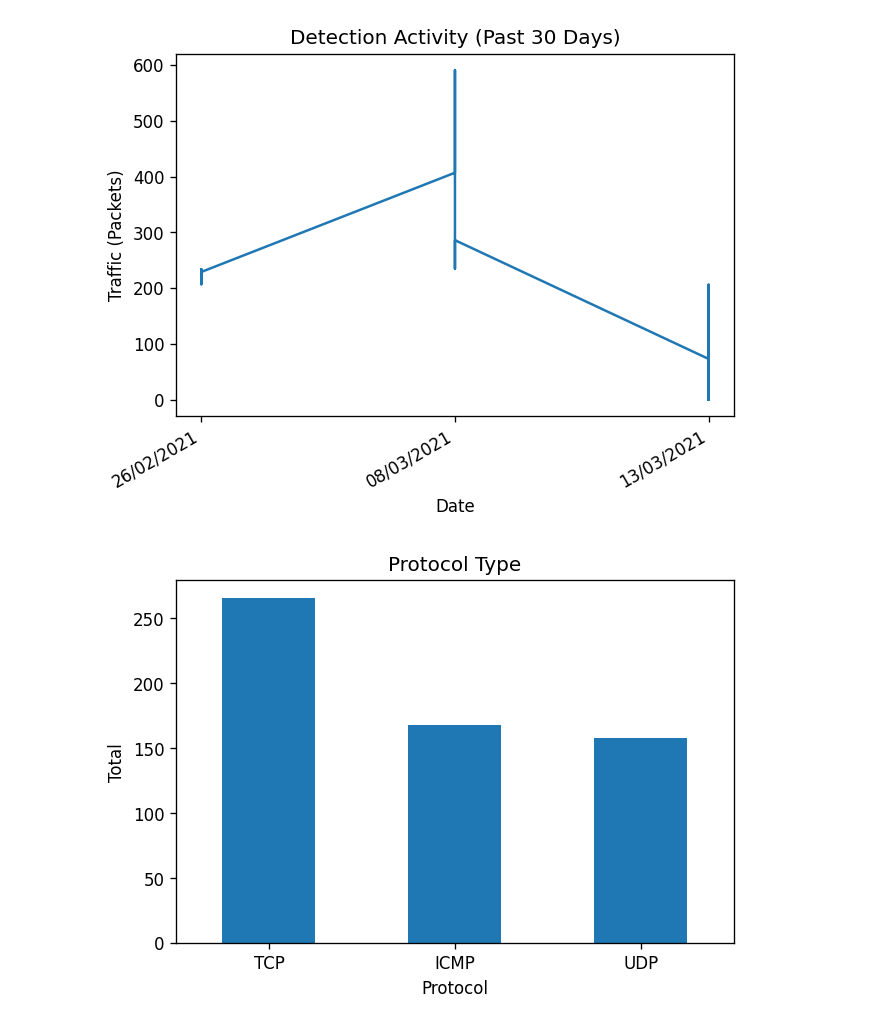
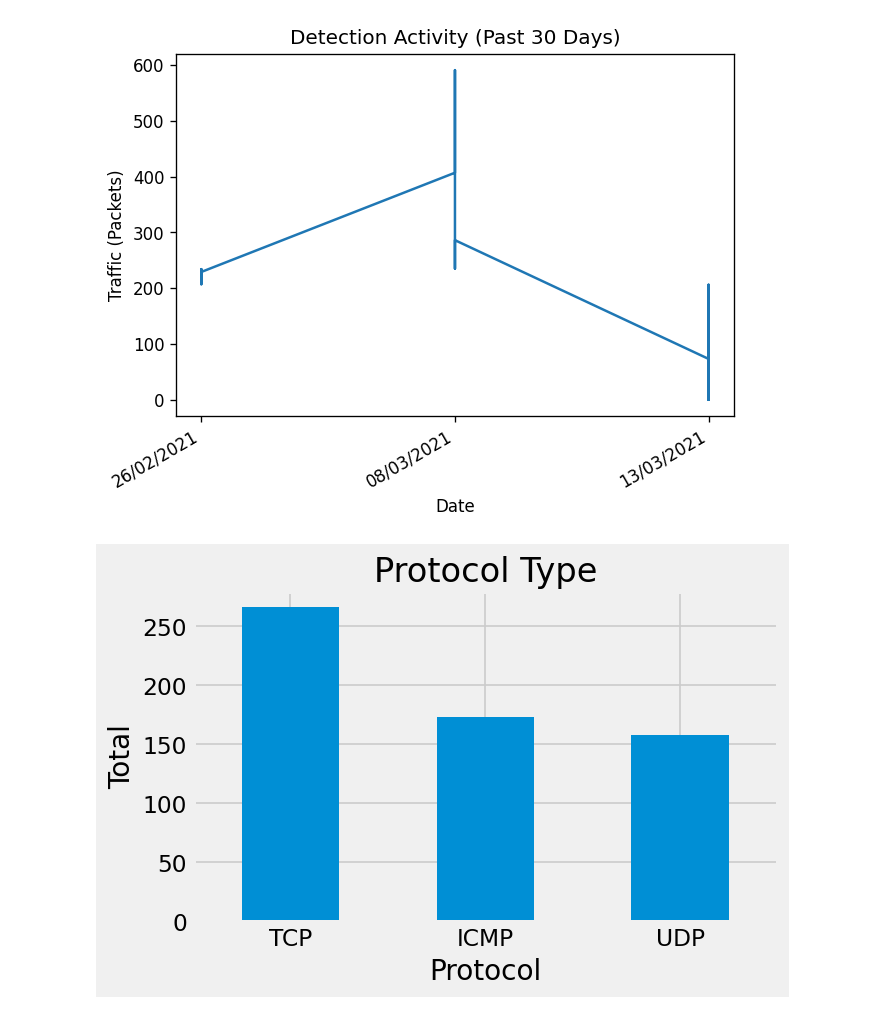
Before and after one commit to Iqrahaq/Python, a Jupyter notebook: masters/graphs.ipynb, the cells around one changed output. Drawn from its saved outputs; the diff is of its cells as text; code cells hidden in the pictures.

Commit message:
Main Graphs Complete

```diff
--- a/masters/graphs.ipynb
+++ b/masters/graphs.ipynb
@@ -3,6 +3,15 @@ import pandas as pd
 import numpy as np
 import matplotlib.pyplot as plt
 from datetime import datetime
+import random
+from itertools import count
+import time
+from matplotlib.animation import FuncAnimation
+from mpl_toolkits import mplot3d
+
+plt.style.use('fivethirtyeight')
+counter = 0
+index = count()
 
 todays_date = np.datetime64('today')
 csv_path = "test.csv"
@@ -19,5 +28,13 @@ ax.plot(packet_time, packets.index)
 ax.set_xlabel("Time")
 ax.set_ylabel("Traffic (Packets)")
 plt.title('Detection Activity (24 hours)')
+
+def animate(i):
+    packet_time.append(next(index))
+    plt.cla()
+    plt.plot(packet_time, packets.index)
+
+ani=FuncAnimation(plt.gcf(), animate, 1000)
+plt.tight_layout()
 plt.show()
 # %% [output]
@@ -75,19 +92,36 @@ plt.show()
 # %%
 import pandas as pd
 import numpy as np
 import matplotlib.pyplot as plt
 from datetime import datetime, timedelta
+import random
+from itertools import count
+import time
+from matplotlib.animation import FuncAnimation
+from mpl_toolkits import mplot3d
+
+plt.style.use('fivethirtyeight')
+counter = 0
+index = count()
 
 csv_path = "test.csv"
 csv = pd.read_csv(csv_path)
 packets = pd.DataFrame(csv)
 packets
 fig, ax = plt.subplots(dpi=120)
 ax = plt.gca()
 ax.set_xlabel("Protocol")
 ax.set_ylabel("Total")
 packets['protocol'].value_counts().plot(kind='bar', rot=0)
 plt.title('Protocol Type')
+
+def animate(i):
+    packets['protocol'].append(next(index))
+    plt.cla()
+    packets['protocol'].value_counts().plot(kind='bar', rot=0)
+
+ani=FuncAnimation(plt.gcf(), animate, 1000)
+plt.tight_layout()
 plt.show()
 # %% [output]
-[figure, old version]
+[figure, new version]
```
Also changed, not shown: parts of 1 cell of this notebook, 1 other file.
